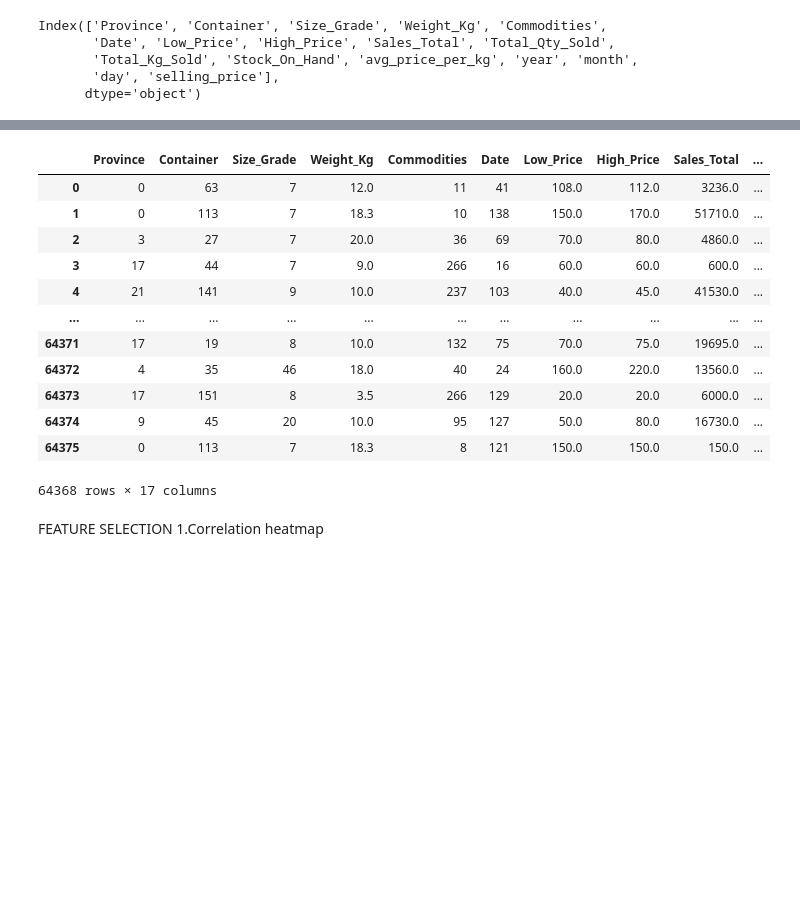
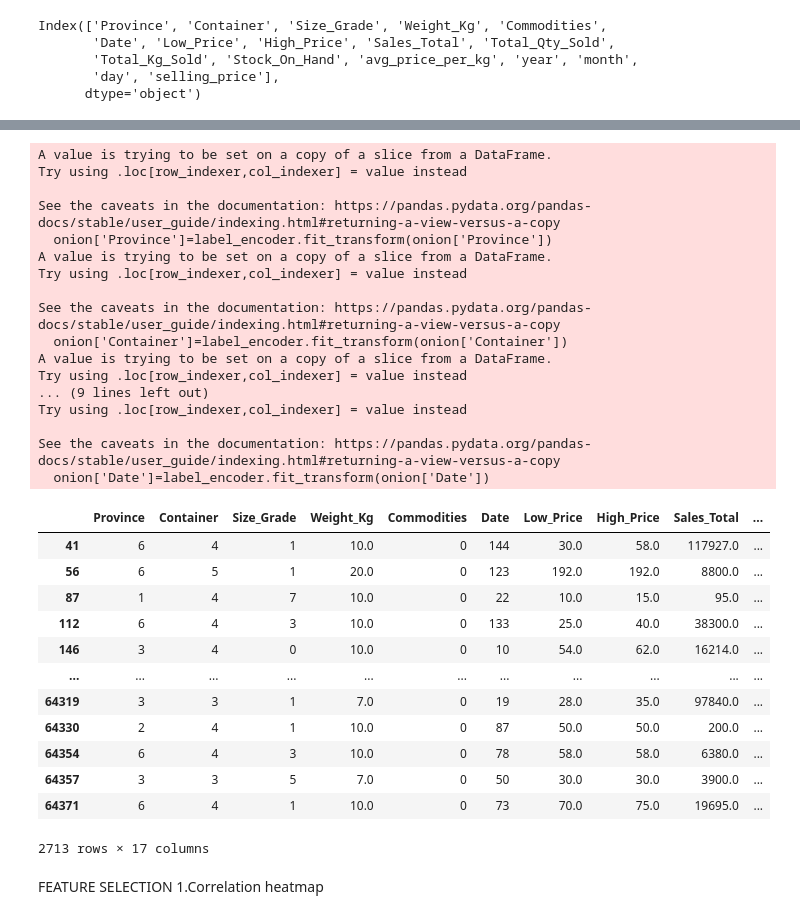
Before and after one commit to The-DigitalAcademy/ML-GAZA, a Jupyter notebook: Market_Avg_Prediction.ipynb, the cells around one changed output, grey strips where cells are left out. Saved outputs shown, nothing was run; the diff lists cells and outputs as text; code cells hidden in the pictures; blank space fills up the shorter version.

```diff
--- a/Market_Avg_Prediction.ipynb
+++ b/Market_Avg_Prediction.ipynb
@@ -156,24 +156,41 @@ com.head(5)
 | 3 | TRANSVAAL | BJ090 | 1L | 9.0 | TOMATOES-LONG LIFE | 2020/01/20 | 60.0 | 60.0 | 600.0 | ... |
 | 4 | WESTERN FREESTATE | PP100 | 1R | 10.0 | POTATO SIFRA (WASHED) | 2020/07/14 | 40.0 | 45.0 | 41530.0 | ... |
 # %%
-com['Province']=label_encoder.fit_transform(com['Province'])
-com['Container']=label_encoder.fit_transform(com['Container'])
-com['Size_Grade']=label_encoder.fit_transform(com['Size_Grade'])
-com['Commodities']=label_encoder.fit_transform(com['Commodities'])
-com['Date']=label_encoder.fit_transform(com['Date'])
-com
+onion['Province']=label_encoder.fit_transform(onion['Province'])
+onion['Container']=label_encoder.fit_transform(onion['Container'])
+onion['Size_Grade']=label_encoder.fit_transform(onion['Size_Grade'])
+onion['Commodities']=label_encoder.fit_transform(onion['Commodities'])
+onion['Date']=label_encoder.fit_transform(onion['Date'])
+onion
 # %% [output]
+A value is trying to be set on a copy of a slice from a DataFrame.
+Try using .loc[row_indexer,col_indexer] = value instead
+
+See the caveats in the documentation: https://pandas.pydata.org/pandas-docs/stable/user_guide/indexing.html#returning-a-view-versus-a-copy
+  onion['Province']=label_encoder.fit_transform(onion['Province'])
+A value is trying to be set on a copy of a slice from a DataFrame.
+Try using .loc[row_indexer,col_indexer] = value instead
+
+See the caveats in the documentation: https://pandas.pydata.org/pandas-docs/stable/user_guide/indexing.html#returning-a-view-versus-a-copy
+  onion['Container']=label_encoder.fit_transform(onion['Container'])
+A value is trying to be set on a copy of a slice from a DataFrame.
+Try using .loc[row_indexer,col_indexer] = value instead
+... (9 lines left out)
+Try using .loc[row_indexer,col_indexer] = value instead
+
+See the caveats in the documentation: https://pandas.pydata.org/pandas-docs/stable/user_guide/indexing.html#returning-a-view-versus-a-copy
+  onion['Date']=label_encoder.fit_transform(onion['Date'])
 |  | Province | Container | Size_Grade | Weight_Kg | Commodities | Date | Low_Price | High_Price | Sales_Total | ... |
-| 0 | 0 | 63 | 7 | 12.0 | 11 | 41 | 108.0 | 112.0 | 3236.0 | ... |
-| 1 | 0 | 113 | 7 | 18.3 | 10 | 138 | 150.0 | 170.0 | 51710.0 | ... |
-| 2 | 3 | 27 | 7 | 20.0 | 36 | 69 | 70.0 | 80.0 | 4860.0 | ... |
-| 3 | 17 | 44 | 7 | 9.0 | 266 | 16 | 60.0 | 60.0 | 600.0 | ... |
-| 4 | 21 | 141 | 9 | 10.0 | 237 | 103 | 40.0 | 45.0 | 41530.0 | ... |
+| 41 | 6 | 4 | 1 | 10.0 | 0 | 144 | 30.0 | 58.0 | 117927.0 | ... |
+| 56 | 6 | 5 | 1 | 20.0 | 0 | 123 | 192.0 | 192.0 | 8800.0 | ... |
+| 87 | 1 | 4 | 7 | 10.0 | 0 | 22 | 10.0 | 15.0 | 95.0 | ... |
+| 112 | 6 | 4 | 3 | 10.0 | 0 | 133 | 25.0 | 40.0 | 38300.0 | ... |
+| 146 | 3 | 4 | 0 | 10.0 | 0 | 10 | 54.0 | 62.0 | 16214.0 | ... |
 | ... | ... | ... | ... | ... | ... | ... | ... | ... | ... | ... |
-| 64371 | 17 | 19 | 8 | 10.0 | 132 | 75 | 70.0 | 75.0 | 19695.0 | ... |
-| 64372 | 4 | 35 | 46 | 18.0 | 40 | 24 | 160.0 | 220.0 | 13560.0 | ... |
-| 64373 | 17 | 151 | 8 | 3.5 | 266 | 129 | 20.0 | 20.0 | 6000.0 | ... |
-| 64374 | 9 | 45 | 20 | 10.0 | 95 | 127 | 50.0 | 80.0 | 16730.0 | ... |
-| 64375 | 0 | 113 | 7 | 18.3 | 8 | 121 | 150.0 | 150.0 | 150.0 | ... |
+| 64319 | 3 | 3 | 1 | 7.0 | 0 | 19 | 28.0 | 35.0 | 97840.0 | ... |
+| 64330 | 2 | 4 | 1 | 10.0 | 0 | 87 | 50.0 | 50.0 | 200.0 | ... |
+| 64354 | 6 | 4 | 3 | 10.0 | 0 | 78 | 58.0 | 58.0 | 6380.0 | ... |
+| 64357 | 3 | 3 | 5 | 7.0 | 0 | 50 | 30.0 | 30.0 | 3900.0 | ... |
+| 64371 | 6 | 4 | 1 | 10.0 | 0 | 73 | 70.0 | 75.0 | 19695.0 | ... |
-64368 rows × 17 columns
+2713 rows × 17 columns
 # %%
```
Also changed, not shown: parts of 18 cells of this notebook.
